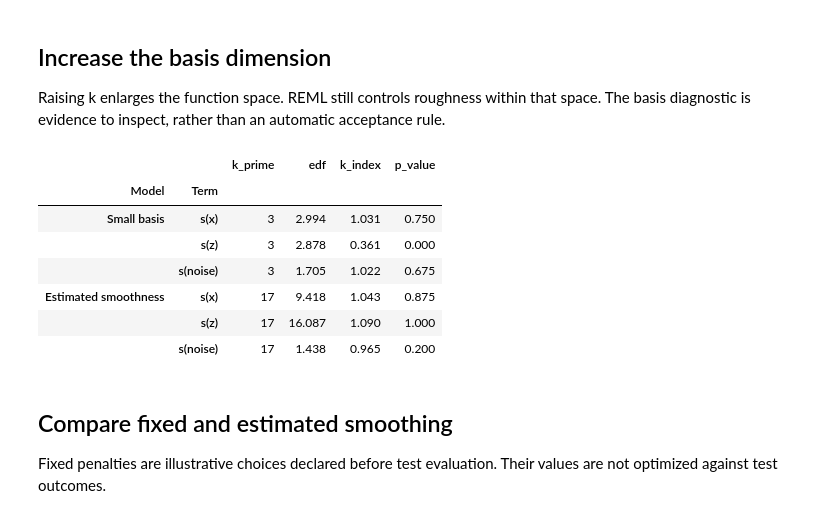
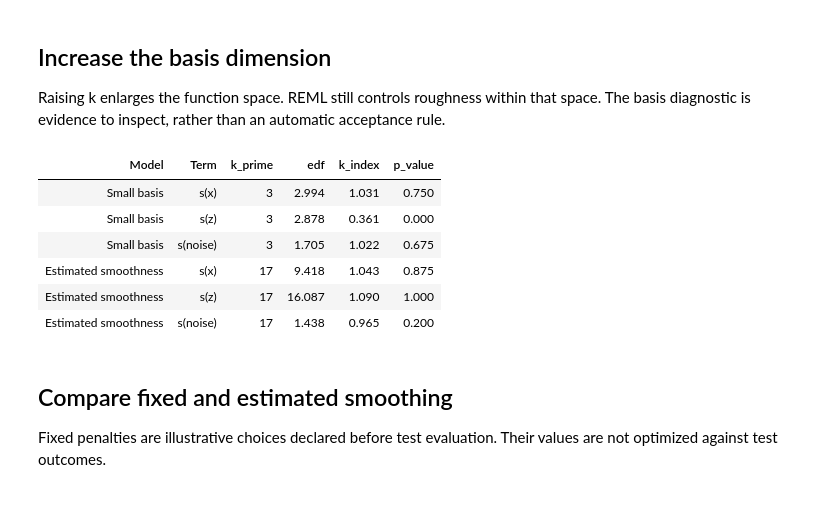
Before and after one commit to OpenTabular/NAMpy, a Jupyter notebook: docs/notebooks/smoothness_selection.ipynb, the cells around one changed output. Drawn from its saved outputs; the diff is of its cells as text; code cells hidden in the pictures.

```diff
--- a/docs/notebooks/smoothness_selection.ipynb
+++ b/docs/notebooks/smoothness_selection.ipynb
@@ -33,17 +33,16 @@ Raising k enlarges the function space. REML still controls roughness within that
 # %%
 formula = "y ~ s(x, bs='cr', k=18) + s(z, bs='cr', k=18) + s(noise, bs='cr', k=18)"
 models["Estimated smoothness"] = GAM(formula=formula, smoothing_method="reml", optimize_smoothing=True).fit(train)
 basis_results = pd.concat({name: model.k_check(n_rep=40, seed=102) for name, model in models.items()}, names=["Model", "Term"])
-basis_results.round(3)
+basis_results.reset_index().style.hide(axis="index").format(precision=3)
 # %% [output]
-|  |  | k_prime | edf | k_index | p_value |
-| Model | Term |  |  |  |  |
+| Model | Term | k_prime | edf | k_index | p_value |
 | Small basis | s(x) | 3 | 2.994 | 1.031 | 0.750 |
-|  | s(z) | 3 | 2.878 | 0.361 | 0.000 |
-|  | s(noise) | 3 | 1.705 | 1.022 | 0.675 |
+| Small basis | s(z) | 3 | 2.878 | 0.361 | 0.000 |
+| Small basis | s(noise) | 3 | 1.705 | 1.022 | 0.675 |
 | Estimated smoothness | s(x) | 17 | 9.418 | 1.043 | 0.875 |
-|  | s(z) | 17 | 16.087 | 1.090 | 1.000 |
-|  | s(noise) | 17 | 1.438 | 0.965 | 0.200 |
+| Estimated smoothness | s(z) | 17 | 16.087 | 1.090 | 1.000 |
+| Estimated smoothness | s(noise) | 17 | 1.438 | 0.965 | 0.200 |
 # %% [markdown]
 ## Compare fixed and estimated smoothing
 
```
Also changed, not shown: 52 other files.
